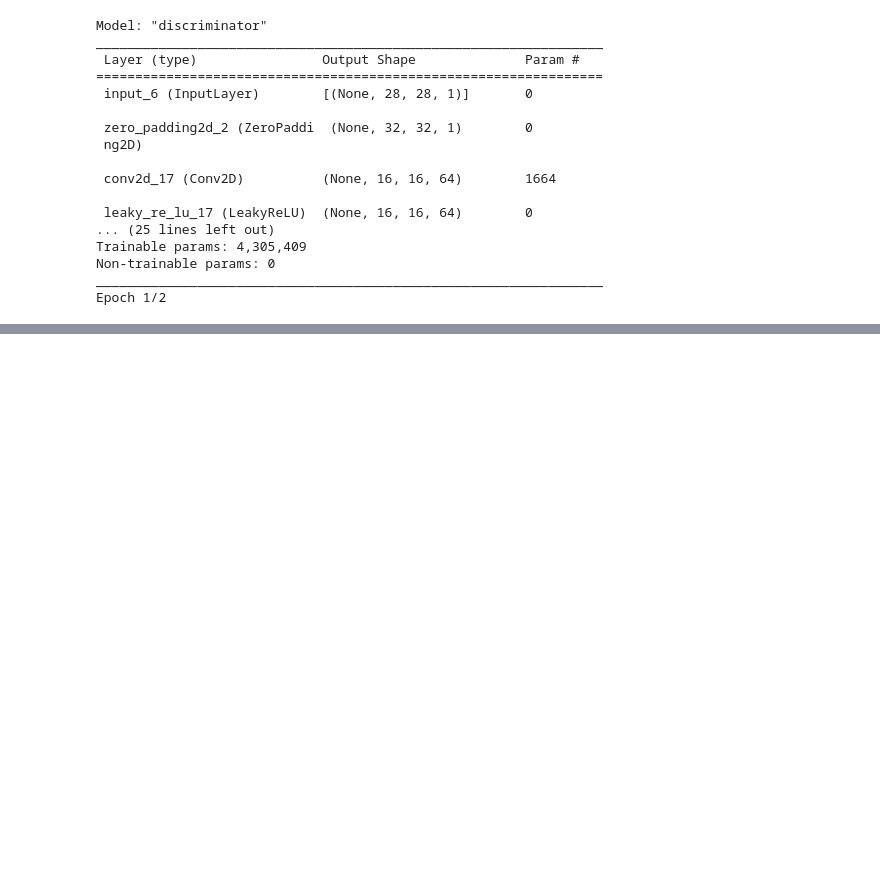
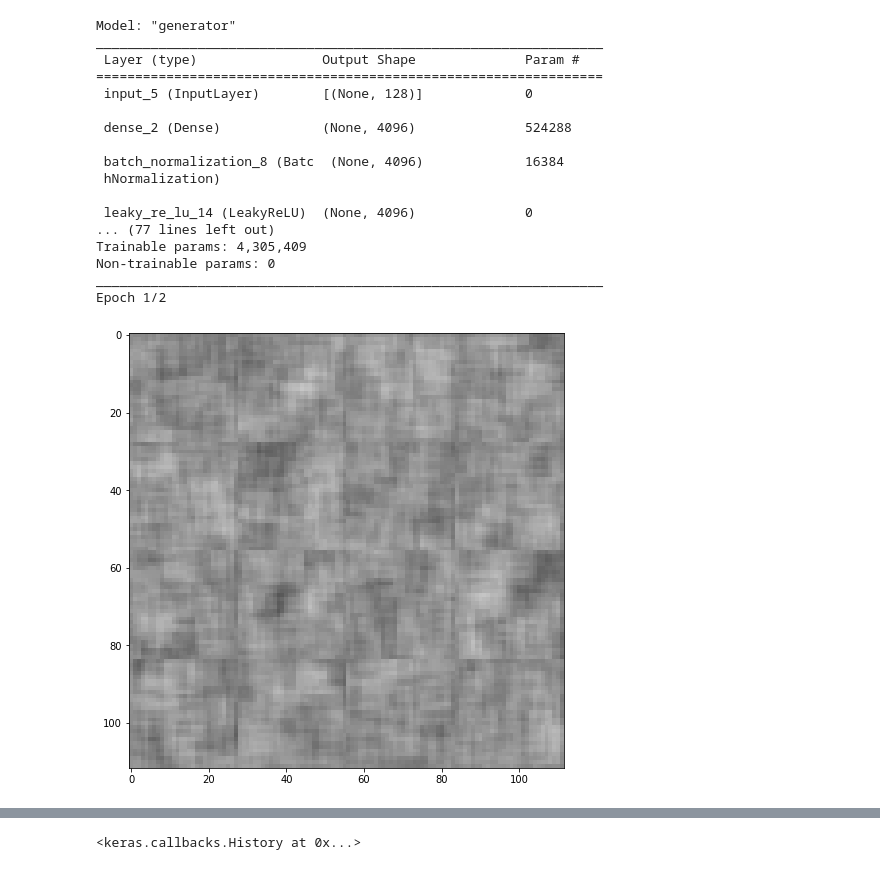
Before and after one commit to alexs95/nuig, a Jupyter notebook: deeplearning2/Run.ipynb, the cells around one changed output, grey strips where cells are left out. Saved outputs shown, nothing was run; the diff lists cells and outputs as text; code cells hidden in the pictures; blank space fills up the shorter version.

```diff
--- a/deeplearning2/Run.ipynb
+++ b/deeplearning2/Run.ipynb
@@ -91,38 +490,35 @@ vae.fit(dataset, callbacks=[callback], epochs=EPOCHS)
 # %%
 # WGAN Method =================================================================
-train_images = train_images.reshape(train_images.shape[0], *IMG_SHAPE).astype("float32")
-dataset = tf.data.Dataset.from_tensor_slices((train_images - 127.5) / 127.5)
-dataset = dataset.shuffle(buffer_size=BUFFER_SIZE)
-
-generator = generative_model(IMG_SHAPE, LATENT_SIZE)
+generator = generative_model(LATENT_SIZE)
 generator.summary()
 generator_optimizer = keras.optimizers.Adam(learning_rate=0.0002, beta_1=0.5, beta_2=0.9)
 discriminator_optimizer = keras.optimizers.Adam(learning_rate=0.0002, beta_1=0.5, beta_2=0.9)
 wgan = WGAN(
     img_shape=IMG_SHAPE,
     latent_size=LATENT_SIZE,
     generator=generator,
     generator_optimizer=generator_optimizer,
     discriminator_optimizer=generator_optimizer,
 )
 wgan.compile()
 callback = ModelMonitor(generator, IMG_SHAPE, LATENT_SIZE, WGAN_PATH, 4)
 wgan.fit(train_images, batch_size=BATCH_SIZE, epochs=EPOCHS, callbacks=[callback])
 # %% [output]
-Model: "discriminator"
+Model: "generator"
 _________________________________________________________________
  Layer (type)                Output Shape              Param #
 =================================================================
- input_6 (InputLayer)        [(None, 28, 28, 1)]       0
+ input_5 (InputLayer)        [(None, 128)]             0
 
- zero_padding2d_2 (ZeroPaddi  (None, 32, 32, 1)        0
- ng2D)
+ dense_2 (Dense)             (None, 4096)              524288
 
- conv2d_17 (Conv2D)          (None, 16, 16, 64)        1664
+ batch_normalization_8 (Batc  (None, 4096)             16384
+ hNormalization)
 
- leaky_re_lu_17 (LeakyReLU)  (None, 16, 16, 64)        0
-... (25 lines left out)
+ leaky_re_lu_14 (LeakyReLU)  (None, 4096)              0
+... (77 lines left out)
 Trainable params: 4,305,409
 Non-trainable params: 0
 _________________________________________________________________
 Epoch 1/2
+[figure, added]
@@ -128,0 +529 @@ Epoch 1/2
+<keras.callbacks.History at 0x...>
```
Also changed, not shown: parts of 11 cells of this notebook, 6 other files.
